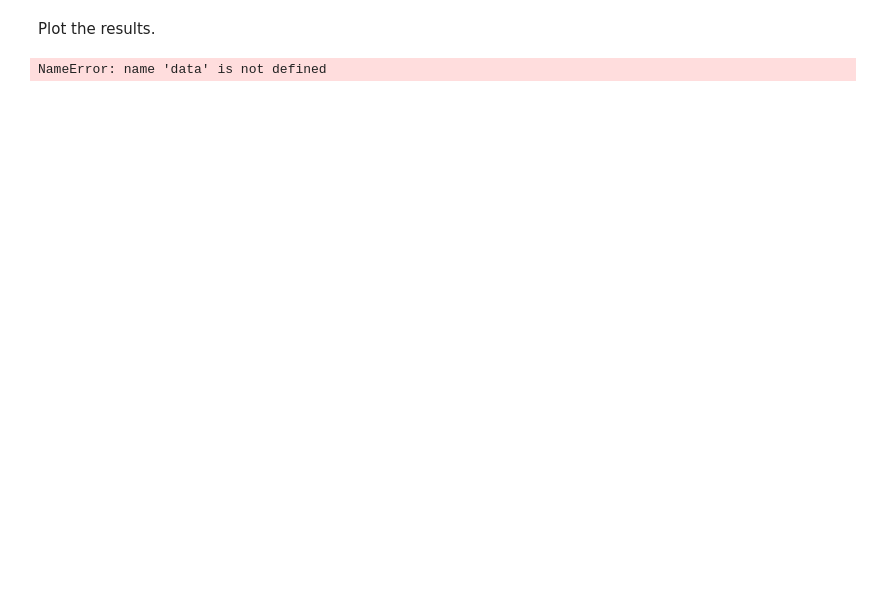
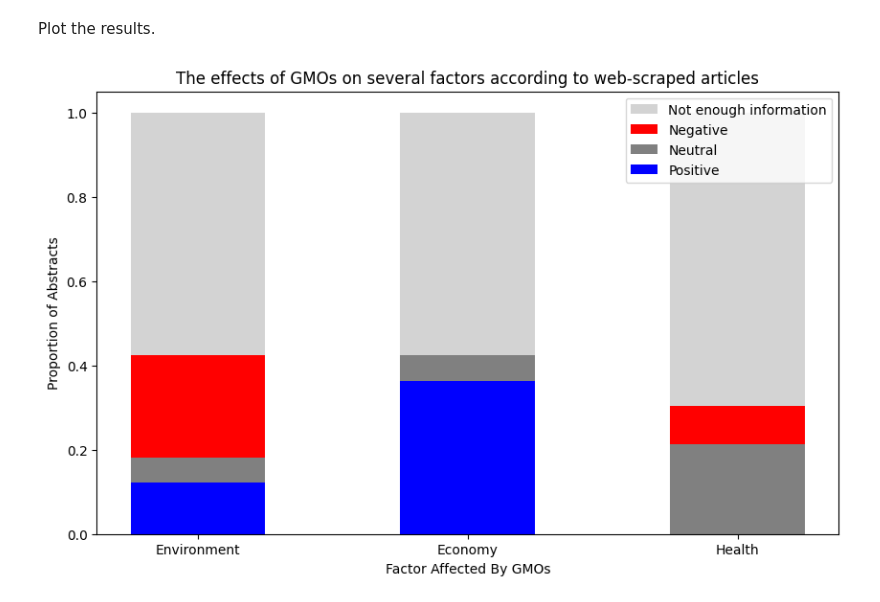
Before and after one commit to vivaansinghvi07/gmo-scientific-consensus, a Jupyter notebook: main.ipynb, the cells around one changed output. Saved outputs shown, nothing was run; the diff lists cells and outputs as text; code cells hidden in the pictures; blank space fills up the shorter version.

```diff
--- a/main.ipynb
+++ b/main.ipynb
@@ -123,35 +119,33 @@ health_mid = data["health"].count('n') / health_cnt
 # plot graphs
 stat_count = 3  # health, econ, env
 x_size, y_size = 10, 6
 fig = plt.figure(figsize=(x_size, y_size))
 bar_width = x_size / stat_count / 2
 
 # determines x-axis
 x_axis = np.arange(0, x_size, x_size / stat_count)
 
 # for stacking
 goods = [env_good, econ_good, health_good]
 mids = [goods[i] + n for i, n in enumerate([env_mid, econ_mid, health_mid])]
 bads = [mids[i] + n for i, n in enumerate([env_bad, econ_bad, health_bad])]
 not_enough = [1, 1, 1]
 
 # plots bars
 plt.bar(x_axis, not_enough, bar_width, color="lightgray", label="Not enough information")
 plt.bar(x_axis, bads, bar_width, color="red", label="Negative")
 plt.bar(x_axis, mids, bar_width, color="gray", label="Neutral")
 plt.bar(x_axis, goods, bar_width, color="blue", label="Positive")
 
 # labels
-plt.xticks(x_axis, data.keys(), fontsize=10)
+plt.xticks(x_axis, map(lambda x: x[0].upper() + x[1::], data.keys()), fontsize=10)
 plt.xlabel("Factor Affected By GMOs")
-plt.ylabel("Percent of Abstracts")
+plt.ylabel("Proportion of Abstracts")
 plt.title(f"The effects of GMOs on several factors according to web-scraped articles")
 
 # shows figure
 plt.legend(loc="best")
 plt.savefig(f"result.png")
 plt.show()
-
-print(data)
 # %% [output]
-NameError: name 'data' is not defined
+[figure, added]
```
Also changed, not shown: parts of 2 cells of this notebook.
